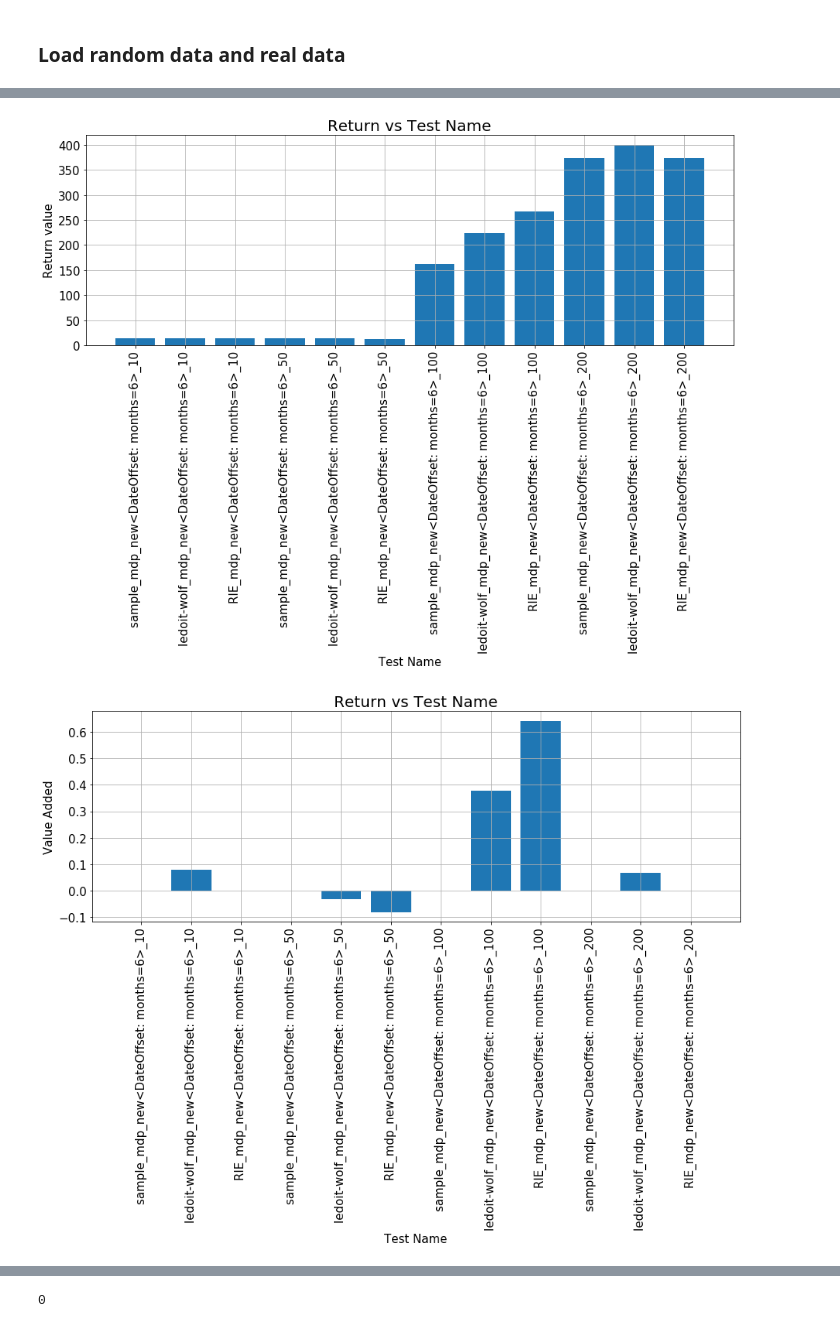
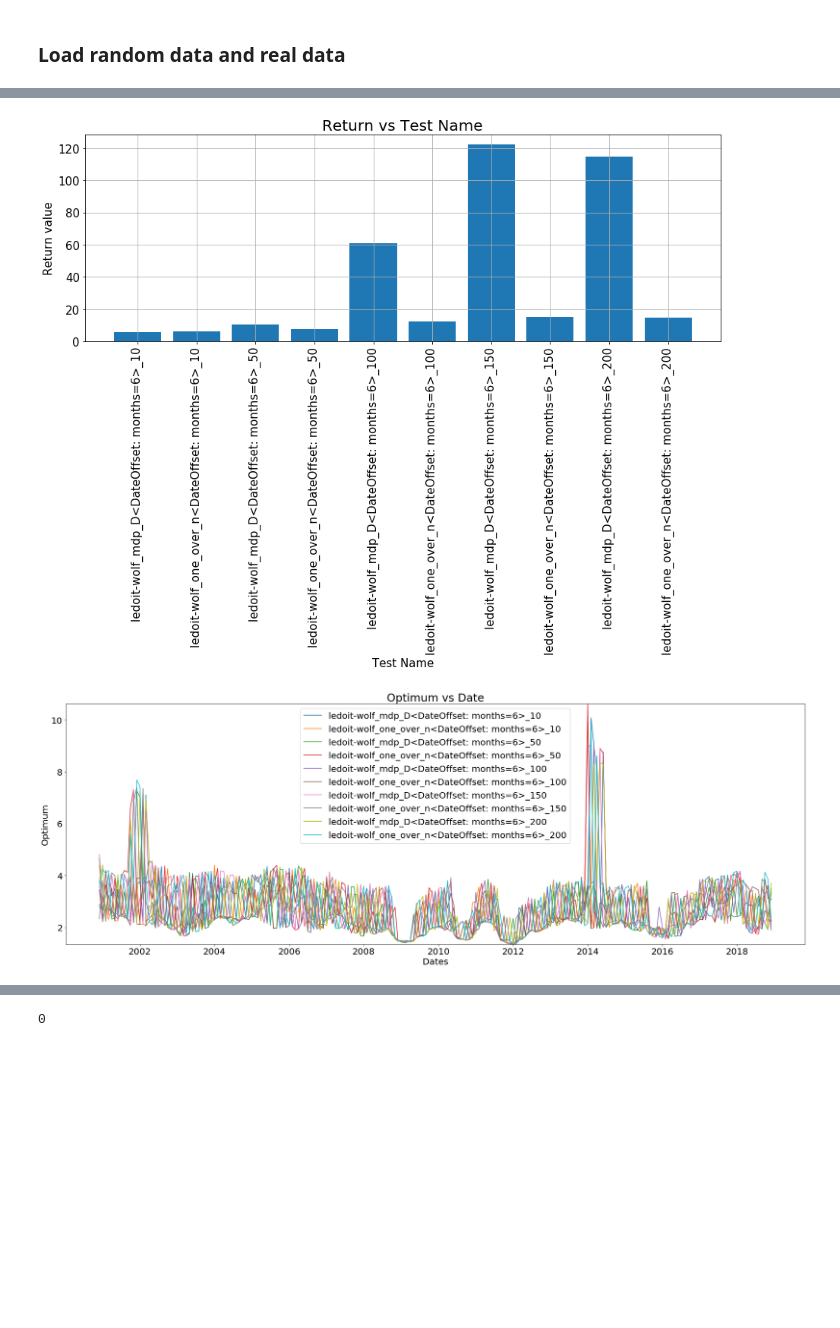
Before and after one commit to lmedeiro/portfolio_optimization_research, a Jupyter notebook: experiment_and_results.ipynb, the cells around one changed output, grey strips where cells are left out. Saved outputs shown, nothing was run; the diff lists cells and outputs as text; code cells hidden in the pictures; blank space fills up the shorter version.

Commit message:
Adding work to different strategies

```diff
--- a/experiment_and_results.ipynb
+++ b/experiment_and_results.ipynb
@@ -47,7 +70,7 @@ The covariance method estimator tested are: SCE, LWE and RIE. Finally, a Global
 weight_strategy_names = ['gmvp']
 
 covariance_methods = ['sample', 'ledoit-wolf', 'RIE']
-number_of_assets = [10, 50 , 100, 200]
+number_of_assets = [10, 50 , 100, 150, 200]
 lookback_periods=[pd.DateOffset(months=6)]
 lag_times = [pd.DateOffset(months=0)]
 # q is quantity (number of shares)
@@ -64,5 +87,7 @@ strategy_container, test_container = strat_res.build_test(number_of_assets,
                 lookback_periods=lookback_periods, lag_times=lag_times,
                 add_random_strategy=False, add_one_over_n_strategy=False,)
 result = bt.run(*test_container)
-strat_res.show_results(result, covariance_methods, test_container)
+strat_res.show_results(result, covariance_methods, test_container, show_return_graph=True,
+                       show_value_added_graph=True,
+                       show_optimum_graph=True)
 # %% [output]
@@ -97,8 +121,8 @@ This test is similar to the above, except Maximum Diversified Portfolio techniqu
 # %%
-weight_strategy_names = ['mdp_new']
+weight_strategy_names = ['mdp_D', 'one_over_n']
 
-covariance_methods = ['sample', 'ledoit-wolf', 'RIE']
-number_of_assets = [10, 50 , 100, 200]
+covariance_methods = ['ledoit-wolf']
+number_of_assets = [10, 50, 100, 150, 200]
 lookback_periods=[pd.DateOffset(months=6)]
 lag_times = [pd.DateOffset(months=0)]
 # q is quantity (number of shares)
@@ -106,6 +130,10 @@ lag_times = [pd.DateOffset(months=0)]
 #commission_fn_a = lambda q, p: q * p * 0.002
 commission_functions = [None]
 strat_res.OPTIMUM_CONTAINER = {'date': [], 'value': []}
+if test_container:
+    del test_container
+if strategy_container:
+    del strategy_container
 strategy_container, test_container = strat_res.build_test(number_of_assets,
                 data,
                 # optimum_container=optimum_container,
@@ -113,7 +141,12 @@ strategy_container, test_container = strat_res.build_test(number_of_assets,
                 weight_strategy_names=weight_strategy_names,
                 commission_functions=commission_functions,
                 lookback_periods=lookback_periods, lag_times=lag_times,
-                add_random_strategy=False, add_one_over_n_strategy=False,)
+                add_random_strategy=False, add_one_over_n_strategy=False,
+                )
+if result:
+    del result
 result = bt.run(*test_container)
-strat_res.show_results(result, covariance_methods, test_container)
+strat_res.show_results(result, covariance_methods, test_container, show_return_graph=True,
+                       show_value_added_graph=False,
+                       show_optimum_graph=True)
 # %% [output]
@@ -139,2 +172,2 @@ RIE_mdp_new<DateOffset: months=6>_200
-[figure, old version]
+[figure, new version]
-[figure, old version]
+[figure, new version]
```
Also changed, not shown: parts of 12 cells of this notebook, 2 other files.
